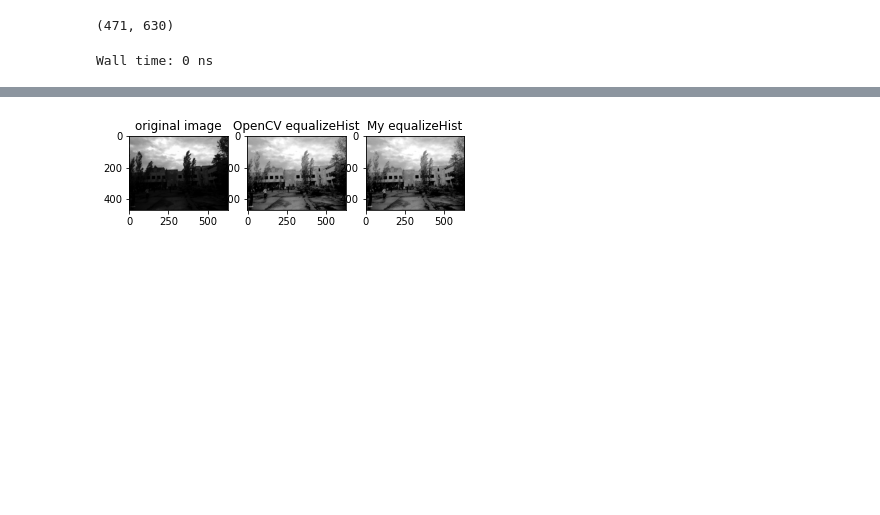
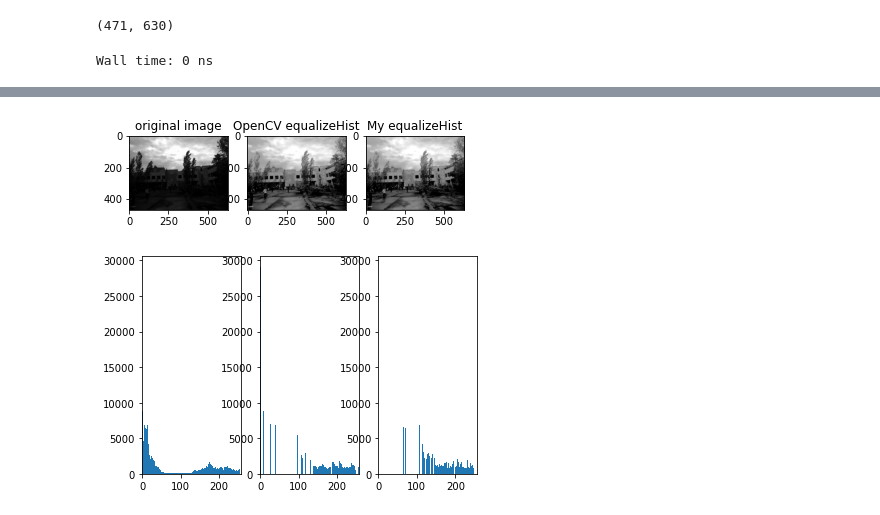
Before and after one commit to shudorcl/D-I-P, a Jupyter notebook: DIP4/实验四.ipynb, the cells around one changed output, grey strips where cells are left out. Cells and saved outputs as stored; diff of their text form; code cells hidden in the pictures; blank space fills up the shorter version.

```diff
--- a/DIP4/实验四.ipynb
+++ b/DIP4/实验四.ipynb
@@ -132,6 +132,14 @@ def equalizehist(img,L=256):
     hists_cdf = ((L-1) * hists_cumsum).astype("uint8") # 计算灰度级变换的值，并取整
     equal_img = hists_cdf[img] # 对原图像进行变换
     return equal_img
+# %%
+def showhist(imgs):
+    for i,img in enumerate(imgs):
+        plt.subplot(1,3,i+1)
+        plt.hist(img.ravel(), 256, [0, 256])
+        plt.set_cmap('gray')
+        plt.xlim([0, 256])
+    plt.show()
 # %%
 %%time
 school_e1=cv2.equalizeHist(school)
@@ -145,19 +153,22 @@ Wall time: 995 µs
 # %%
 plt.subplot(1,3,1)
 plt.imshow(school)
 plt.set_cmap('gray')
 plt.title('original image')
 plt.subplot(1,3,2)
 plt.imshow(school_e1)
 plt.set_cmap('gray')
 plt.title('OpenCV equalizeHist')
 plt.subplot(1,3,3)
 plt.imshow(school_e2)
 plt.set_cmap('gray')
 plt.title('My equalizeHist')
 plt.show()
+imgs = [school,school_e1,school_e2]
+showhist(imgs)
 # %% [output]
 [figure]
+[figure, added]
 # %%
 %%time
 baby_e1=cv2.equalizeHist(baby)
```
Also changed, not shown: parts of 13 cells of this notebook.
